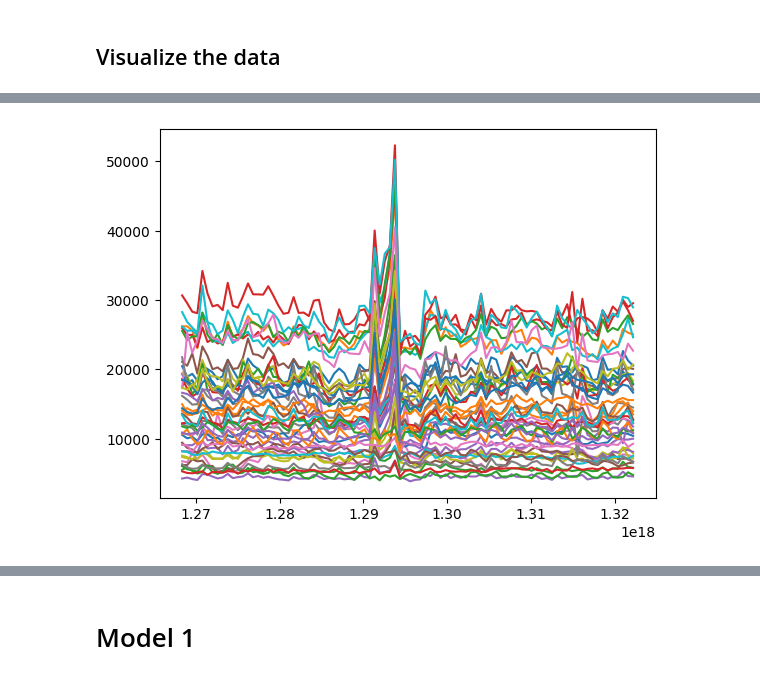
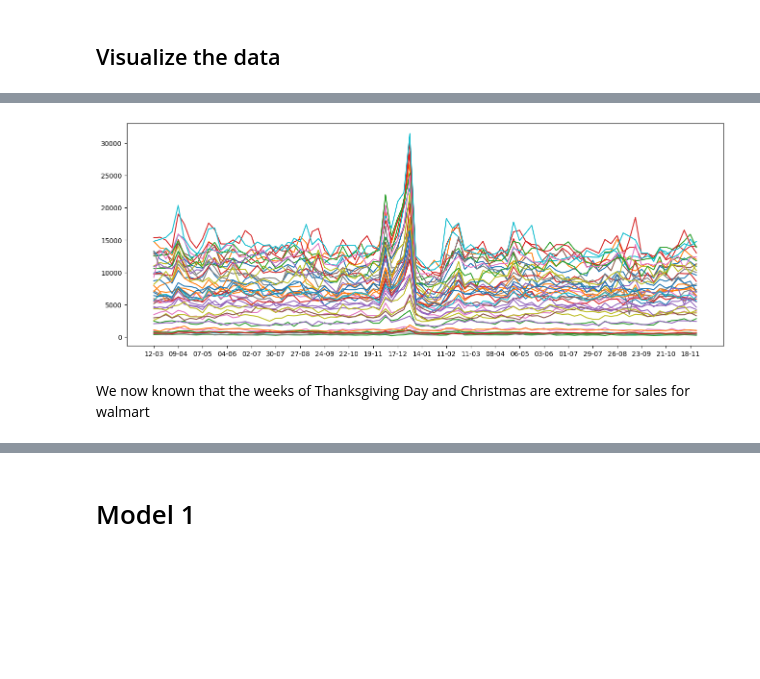
Before and after one commit to LiorShiboli/urinakysis-analysis, a Jupyter notebook: notebooks/walmart.ipynb, the cells around one changed output, grey strips where cells are left out. Saved outputs shown, nothing was run; the diff lists cells and outputs as text; code cells hidden in the pictures; blank space fills up the shorter version.

```diff
--- a/notebooks/walmart.ipynb
+++ b/notebooks/walmart.ipynb
@@ -340,5 +341,8 @@ test_df.head()
 | 4 | 88 | 1 | 1 | 2011-12-30 | 44.55 | 3.129 | 219.535990 | 7.866 | 1 | ... |
 # %% [markdown]
 ## Visualize the data
+# %%
+def date_show(date_value):
+    return str(date_value).split(" ")[0].split('-')[2] + '-' + str(date_value).split(" ")[0].split('-')[1]
 # %%
 view_df = train_df.copy()
@@ -371,15 +384,20 @@ plt.show()
 # %%
 view_df = train_df.copy()
-
-# view_df = view_df[view_df["Date"].between(pd.to_datetime("2010-04-01"), pd.to_datetime("2010-08-30"))]
 
 view_df["DN"] = view_df["Date"].apply(lambda x: x.value)
 view_df = view_df.sort_values(by=["DN"])
 
+plt.figure(figsize=(16, 6))
+
+first_iteration = True
+
 for store in view_df["Store"].sort_values().unique():
     store_view_df = view_df[view_df["Store"] == store]
 
-    xy = pd.DataFrame(index=store_view_df["DN"].sort_values().unique())
+    index = store_view_df["DN"].sort_values().unique()
+    labels = store_view_df.sort_values(by=["DN"])["Date"].drop_duplicates().apply(date_show)
+
+    xy = pd.DataFrame(index=index)
     i = 0
 
     for dept in store_view_df["Dept"].sort_values().unique():
@@ -389,9 +407,13 @@ for store in view_df["Store"].sort_values().unique():
         y = dept_view_df["Weekly-Diff"]
         xy[str(dept)] = y
 
+    if first_iteration:
+        plt.xticks(ticks=index[::4], labels=labels[::4])
+        first_iteration = False
+
     xy = xy.fillna(0)
 
-    plt.plot(xy.index, xy.mean(axis=1))
+    plt.plot(xy.index, xy.median(axis=1))
 
 plt.show()
 # %% [output]
@@ -399,30 +421,41 @@ plt.show()
 # %%
 view_df = train_df.copy()
-
-# view_df = view_df[view_df["Date"].between(pd.to_datetime("2010-04-01"), pd.to_datetime("2010-08-30"))]
 
 view_df["DN"] = view_df["Date"].apply(lambda x: x.value)
 view_df = view_df.sort_values(by=["DN"])
 
+plt.figure(figsize=(16, 6))
+
+first_iteration = True
+
 for store in view_df["Store"].sort_values().unique():
     store_view_df = view_df[view_df["Store"] == store]
 
-    xy = pd.DataFrame(index=store_view_df["DN"].sort_values().unique())
+    index = store_view_df["DN"].sort_values().unique()
+    labels = store_view_df.sort_values(by=["DN"])["Date"].drop_duplicates().apply(date_show)
+
+    xy = pd.DataFrame(index=index)
     i = 0
 
     for dept in store_view_df["Dept"].sort_values().unique():
         dept_view_df = store_view_df[store_view_df["Dept"] == dept]
         dept_view_df = dept_view_df.set_index("DN")
 
         y = dept_view_df["Weekly-Sales-last-1-weeks"]
         xy[str(dept)] = y
 
+    if first_iteration:
+        plt.xticks(ticks=index[::4], labels=labels[::4])
+        first_iteration = False
+
     xy = xy.fillna(0)
 
-    plt.plot(xy.index, xy.mean(axis=1))
+    plt.plot(xy.index, xy.median(axis=1))
 
 plt.show()
 # %% [output]
-[figure, old version]
+[figure, new version]
+# %% [markdown]
+We now known that the weeks of Thanksgiving Day and Christmas are extreme for sales for walmart
 # %%
 view_df = test_df.copy()
```
Also changed, not shown: parts of 27 cells of this notebook.
